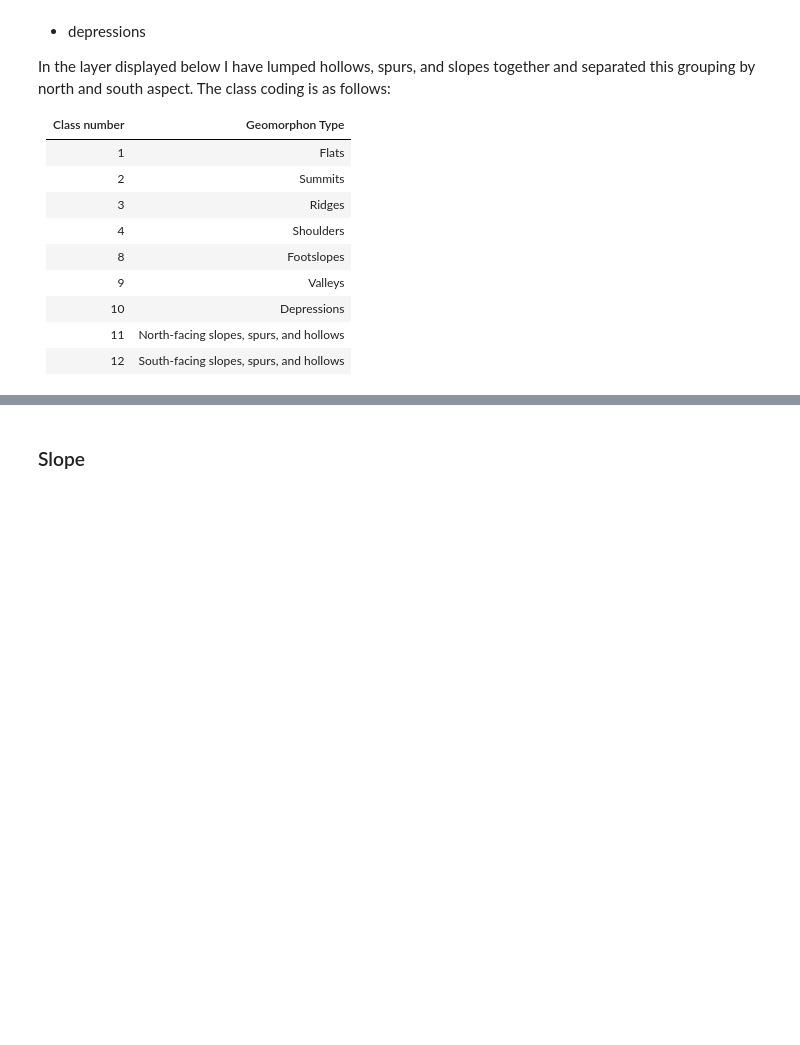
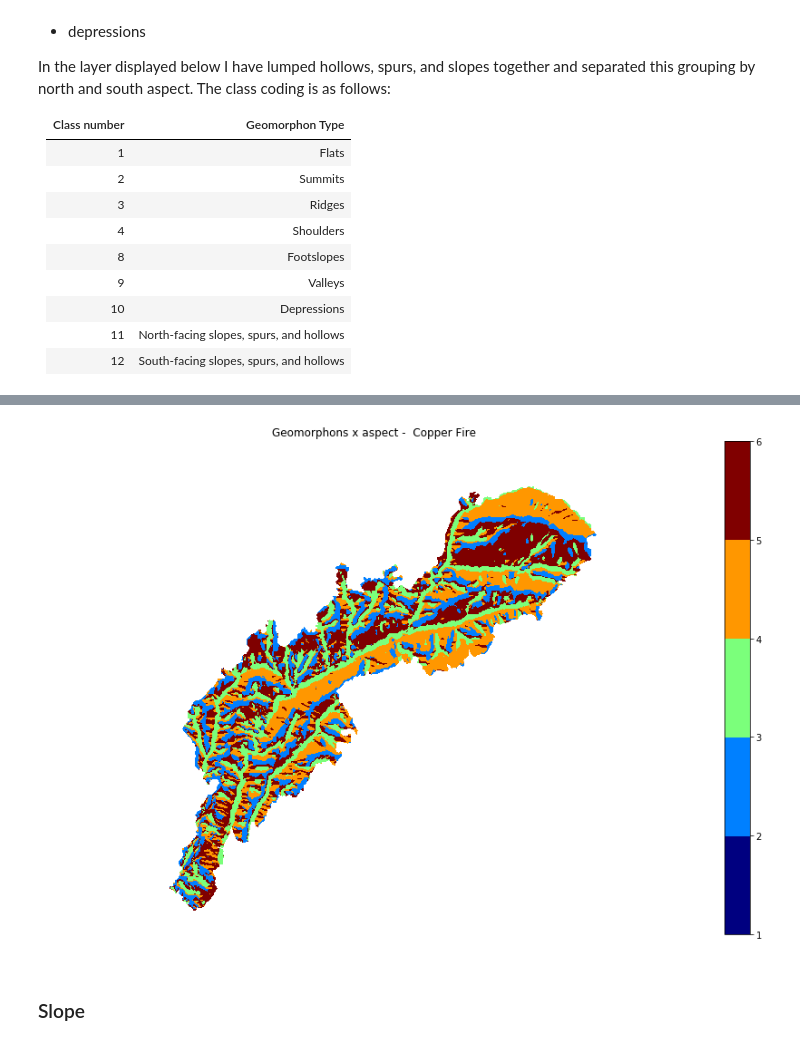
Before and after one commit to adhollander/postfire, a Jupyter notebook: CopperFire2.ipynb, the cells around one changed output, grey strips where cells are left out. Saved outputs shown, nothing was run; the diff lists cells and outputs as text; code cells hidden in the pictures; blank space fills up the shorter version.

Commit message:
Content up to notebook CopperFire5.ipynb

```diff
--- a/CopperFire2.ipynb
+++ b/CopperFire2.ipynb
@@ -202,4 +262,15 @@ rasterio.plot.show(nsgeomorphon,1)
 <matplotlib.axes._subplots.AxesSubplot at 0x...>
+# %%
+# let's try a fancier geomorphon plot
+fig, ax = plt.subplots(figsize=(18,10))
+cmap = plt.get_cmap('jet', 5)
+cmap.set_over(alpha=0)
+nsgeomorphonplot = ax.imshow(nsgeomorphon.read(1,), cmap=cmap, vmin=1, vmax=6)
+fig.colorbar(nsgeomorphonplot, fraction=.05)
+ax.set(title="Geomorphons x aspect -  Copper Fire")
+ax.set_axis_off();
+# %% [output]
+[figure, added]
 # %% [markdown]
 ### Slope
 # %%
```
Also changed, not shown: parts of 24 cells of this notebook, 54 other files.
